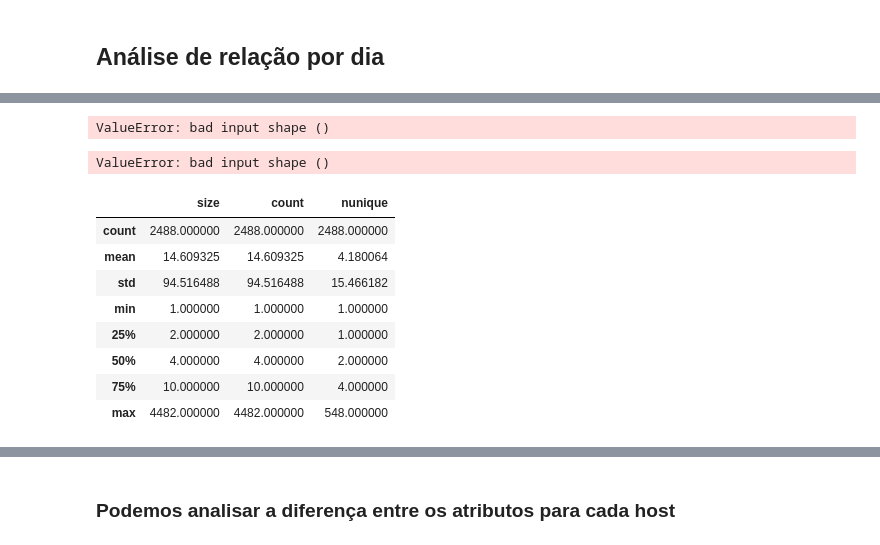
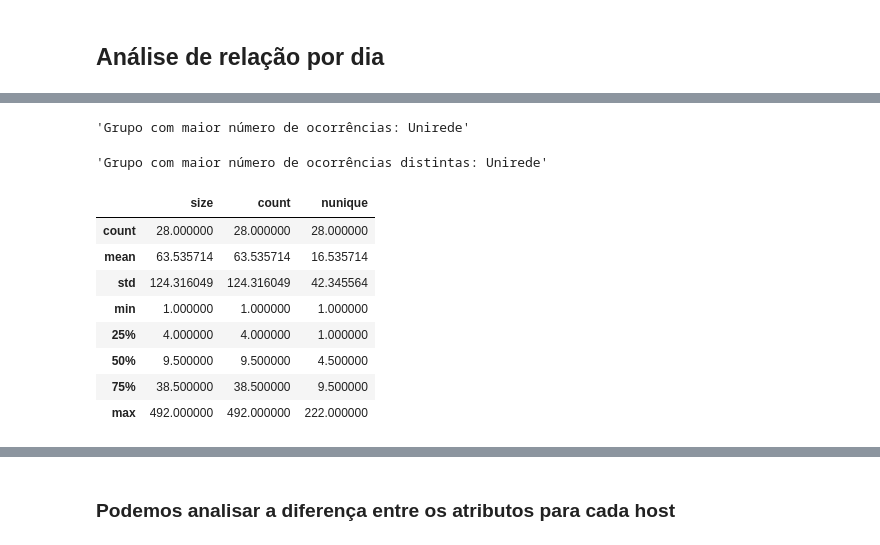
Before and after one commit to michaeloc/data_analysis_server_log, a Jupyter notebook: Analise_Ocorrencias.ipynb, the cells around one changed output, grey strips where cells are left out. Cells and saved outputs as stored; diff of their text form; code cells hidden in the pictures.

```diff
--- a/Analise_Ocorrencias.ipynb
+++ b/Analise_Ocorrencias.ipynb
@@ -284,23 +277,23 @@ sns.barplot(x='group_encoded', y='nunique', data=df_group.reset_index())
 # %%
-f'Host com maior número de ocorrências: {lbe.inverse_transform(df_group[df_group["count"] == df_group[["count"]].max()[0]].index[0])}'
+f'Grupo com maior número de ocorrências: {lbe.inverse_transform(df_group[df_group["count"] == df_group[["count"]].max()[0]].index[0])}'
 # %% [output]
-ValueError: bad input shape ()
+'Grupo com maior número de ocorrências: Unirede'
 # %%
-f'Host com maior número de ocorrências distintas: {lbe.inverse_transform(df_group[df_group["nunique"] == df_group[["nunique"]].max()[0]].index[0])}'
+f'Grupo com maior número de ocorrências distintas: {lbe.inverse_transform(df_group[df_group["nunique"] == df_group[["nunique"]].max()[0]].index[0])}'
 # %% [output]
-ValueError: bad input shape ()
+'Grupo com maior número de ocorrências distintas: Unirede'
 # %%
-df.groupby('host_encoded').name_encoded.agg(['size', 'count', 'nunique']).describe()
+df.groupby('group_encoded').name_encoded.agg(['size', 'count', 'nunique']).describe()
 # %% [output]
 |  | size | count | nunique |
-| count | 2488.000000 | 2488.000000 | 2488.000000 |
-| mean | 14.609325 | 14.609325 | 4.180064 |
-| std | 94.516488 | 94.516488 | 15.466182 |
+| count | 28.000000 | 28.000000 | 28.000000 |
+| mean | 63.535714 | 63.535714 | 16.535714 |
+| std | 124.316049 | 124.316049 | 42.345564 |
 | min | 1.000000 | 1.000000 | 1.000000 |
-| 25% | 2.000000 | 2.000000 | 1.000000 |
-| 50% | 4.000000 | 4.000000 | 2.000000 |
-| 75% | 10.000000 | 10.000000 | 4.000000 |
-| max | 4482.000000 | 4482.000000 | 548.000000 |
+| 25% | 4.000000 | 4.000000 | 1.000000 |
+| 50% | 9.500000 | 9.500000 | 4.500000 |
+| 75% | 38.500000 | 38.500000 | 9.500000 |
+| max | 492.000000 | 492.000000 | 222.000000 |
 # %%
 table.head()
 # %% [output]
```
Also changed, not shown: parts of 30 cells of this notebook.
